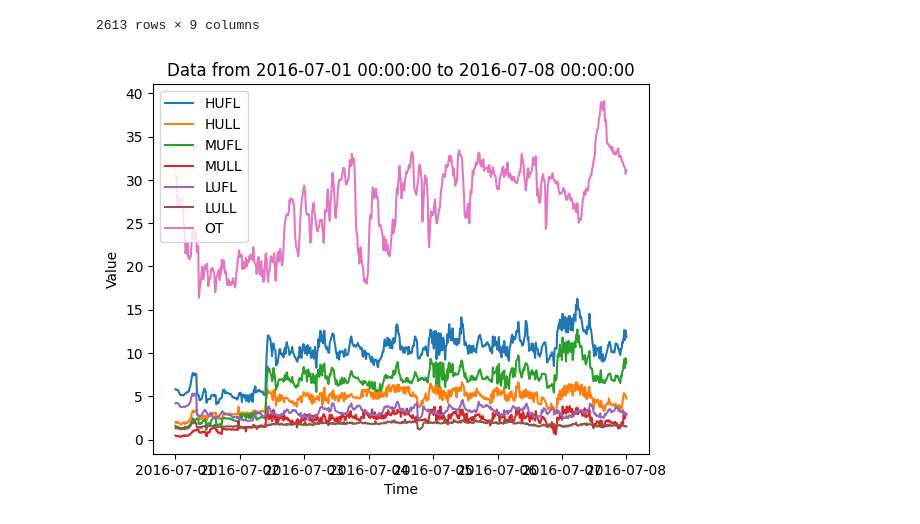
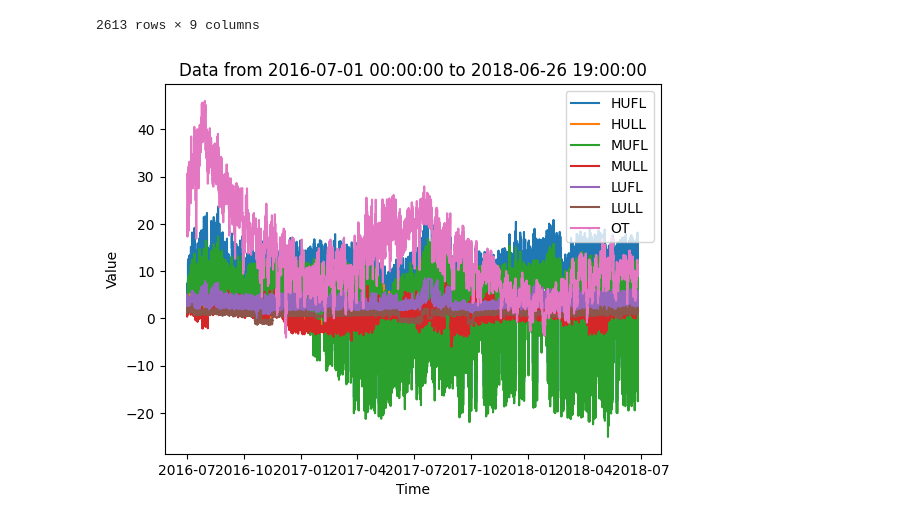
Before and after one commit to ginofft/TimeSeriesAnalysis, a Jupyter notebook: playground.ipynb, the cells around one changed output. Drawn from its saved outputs; the diff is of its cells as text; code cells hidden in the pictures.

```diff
--- a/playground.ipynb
+++ b/playground.ipynb
@@ -87,28 +89,28 @@ test_dataset.data
 # %%
 import pandas as pd
 import matplotlib.pyplot as plt
 
 def plot_csv_by_time(csv_path, start_time, end_time):
     # Load CSV file into a pandas dataframe
     df = pd.read_csv(csv_path, parse_dates=['date'], index_col=['date'])
 
     # Select rows within the specified time range
     df = df.loc[start_time:end_time]
 
     # Generate a line plot for each column in the dataframe
     for col in df.columns:
         plt.plot(df.index, df[col], label=col)
 
     # Set plot title and axis labels
     plt.title(f"Data from {start_time} to {end_time}")
     plt.xlabel("Time")
     plt.ylabel("Value")
 
     # Display legend and show plot
     plt.legend()
     plt.show()
 
 
-plot_csv_by_time('data/ETTm1.csv', '2016-07-01 00:00:00', '2016-07-08 00:00:00')
+plot_csv_by_time('data/ETTh1/ETTh1.csv', '2016-07-01 00:00:00', '2018-06-26 19:00:00')
 # %% [output]
-[figure, old version]
+[figure, new version]
```
Also changed, not shown: parts of 3 cells of this notebook.
